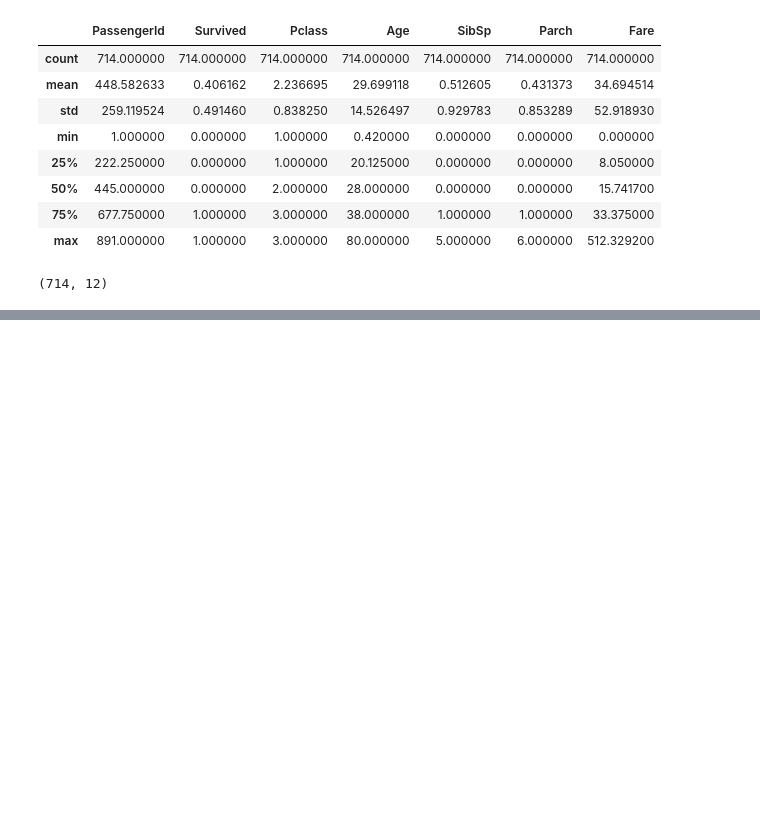
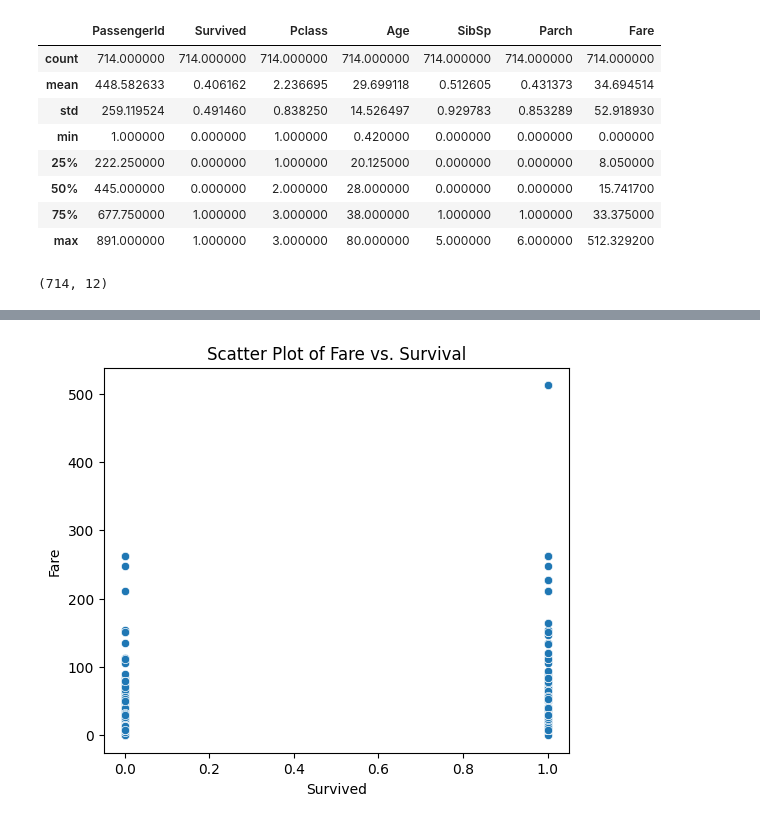
Before and after one commit to theakash07/Machine_learning, a Jupyter notebook: Survival_training_model.ipynb, the cells around one changed output, grey strips where cells are left out. Cells and saved outputs as stored; diff of their text form; code cells hidden in the pictures; blank space fills up the shorter version.

```diff
--- a/Survival_training_model.ipynb
+++ b/Survival_training_model.ipynb
@@ -91,0 +195,12 @@ train2.shape #rows i have left 714 after dropping the empty rows from Age.
+# %%
+# Set a smaller figure size
+plt.figure(figsize=(6, 5))
+
+# Create a scatter plot without using 'Survival' as a hue
+sns.scatterplot(data=train4, x='Survived', y='Fare')
+plt.xlabel('Survived')
+plt.ylabel('Fare')
+plt.title('Scatter Plot of Fare vs. Survival')
+plt.show()
+# %% [output]
+[figure, added]
```
Also changed, not shown: parts of 26 cells of this notebook.
